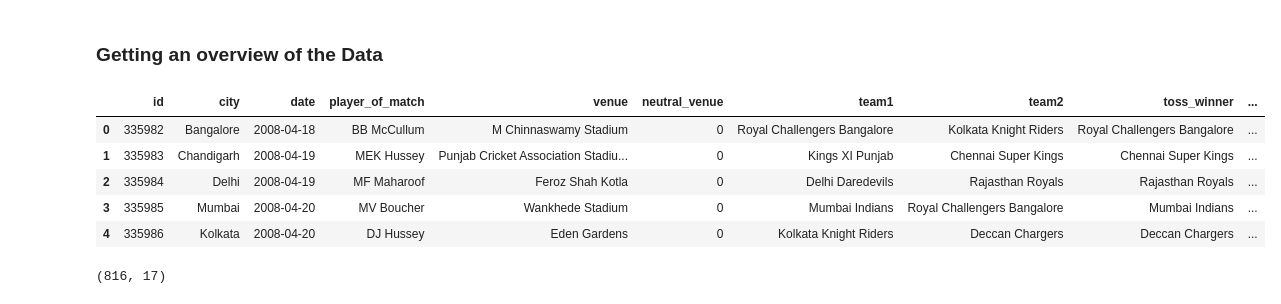
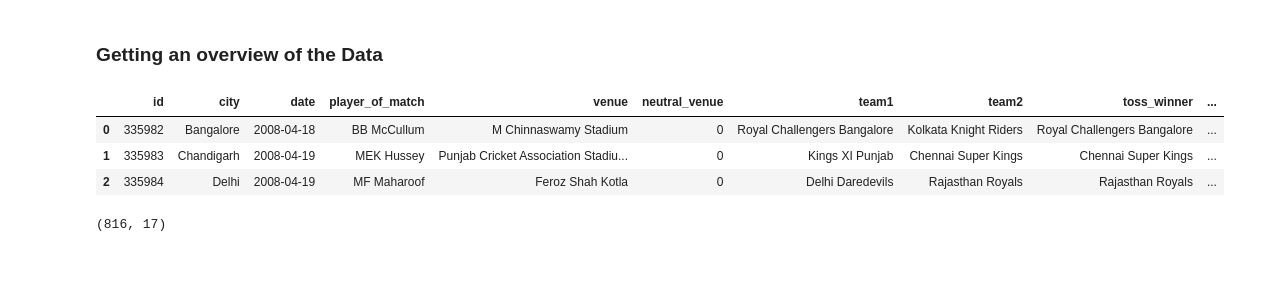
Before and after one commit to varshithvn2/Python, a Jupyter notebook: EDA-IPL.ipynb, the cells around one changed output. Saved outputs shown, nothing was run; the diff lists cells and outputs as text; code cells hidden in the pictures; blank space fills up the shorter version.

```diff
--- a/EDA-IPL.ipynb
+++ b/EDA-IPL.ipynb
@@ -35,14 +35,12 @@ match = pd.read_csv(fileLoc)
 # %% [markdown]
 <h3> Getting an overview of the Data </h3>
 # %%
-match.head(5)
+match.head(3)
 # %% [output]
 |  | id | city | date | player_of_match | venue | neutral_venue | team1 | team2 | toss_winner | ... |
 | 0 | 335982 | Bangalore | 2008-04-18 | BB McCullum | M Chinnaswamy Stadium | 0 | Royal Challengers Bangalore | Kolkata Knight Riders | Royal Challengers Bangalore | ... |
 | 1 | 335983 | Chandigarh | 2008-04-19 | MEK Hussey | Punjab Cricket Association Stadiu... | 0 | Kings XI Punjab | Chennai Super Kings | Chennai Super Kings | ... |
 | 2 | 335984 | Delhi | 2008-04-19 | MF Maharoof | Feroz Shah Kotla | 0 | Delhi Daredevils | Rajasthan Royals | Rajasthan Royals | ... |
-| 3 | 335985 | Mumbai | 2008-04-20 | MV Boucher | Wankhede Stadium | 0 | Mumbai Indians | Royal Challengers Bangalore | Mumbai Indians | ... |
-| 4 | 335986 | Kolkata | 2008-04-20 | DJ Hussey | Eden Gardens | 0 | Kolkata Knight Riders | Deccan Chargers | Deccan Chargers | ... |
 # %%
 match.shape
 # %% [output]
```
Also changed, not shown: parts of 16 cells of this notebook.
